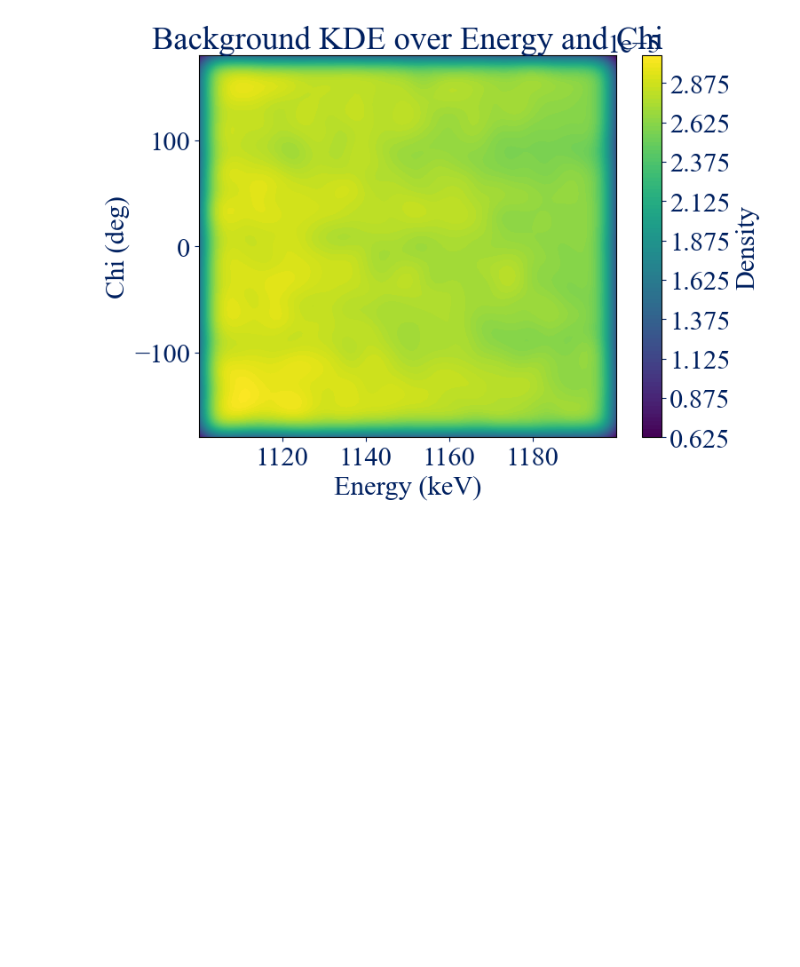
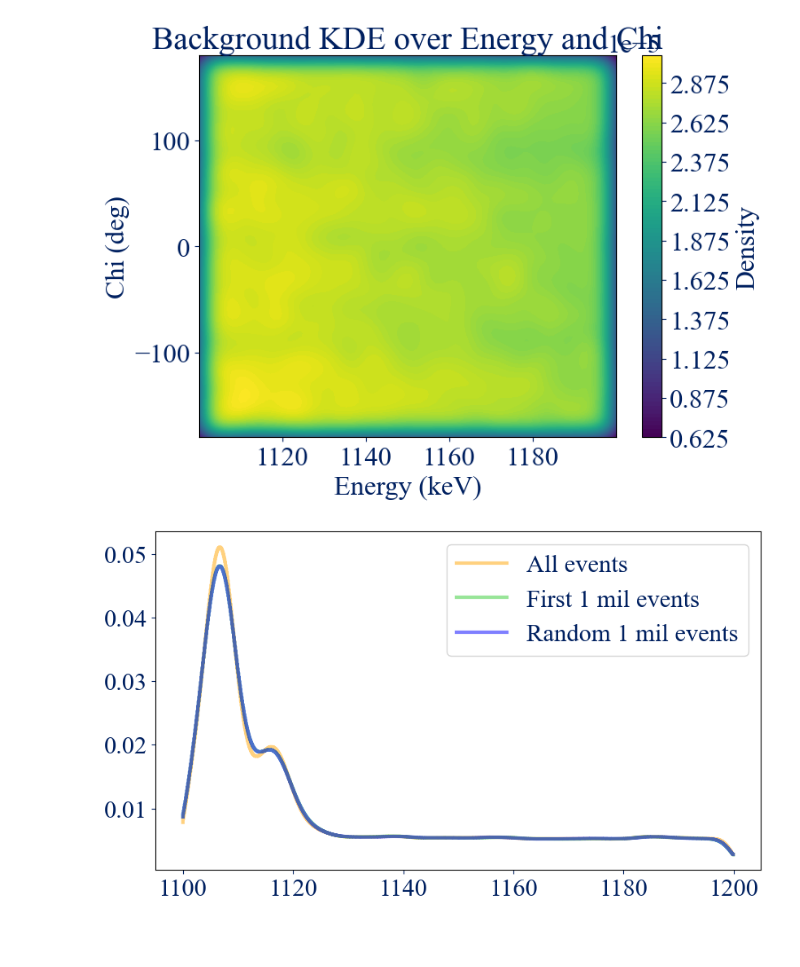
Before and after one commit to avalluvan/cosipy, a Jupyter notebook: docs/unbinned/response/LMDR4.ipynb, the cells around one changed output. Drawn from its saved outputs; the diff is of its cells as text; code cells hidden in the pictures; blank space fills up the shorter version.

```diff
--- a/docs/unbinned/response/LMDR4.ipynb
+++ b/docs/unbinned/response/LMDR4.ipynb
@@ -164,6 +198,18 @@ plt.tight_layout()
 plt.show()
 # %% [output]
 [figure]
+# %%
+x = np.arange(1100, 1200, 0.1)
+bg_kde = gaussian_kde(bg_dict_SAA['Energies'])
+plt.step(x, bg_kde(x), label='All events', alpha=0.5)
+bg_kde = gaussian_kde(bg_dict_SAA['Energies'][:1000000])
+plt.step(x, bg_kde(x), label='First 1 mil events', alpha=0.5)
+bg_kde = gaussian_kde(np.random.choice(bg_dict_SAA['Energies'], 1000000, replace=False))
+plt.step(x, bg_kde(x), label='Random 1 mil events', alpha=0.5)
+plt.legend()
+plt.show()
+# %% [output]
+[figure, added]
 # %% [markdown]
 ####
 # %%
```
Also changed, not shown: parts of 13 cells of this notebook, 1 other file.
